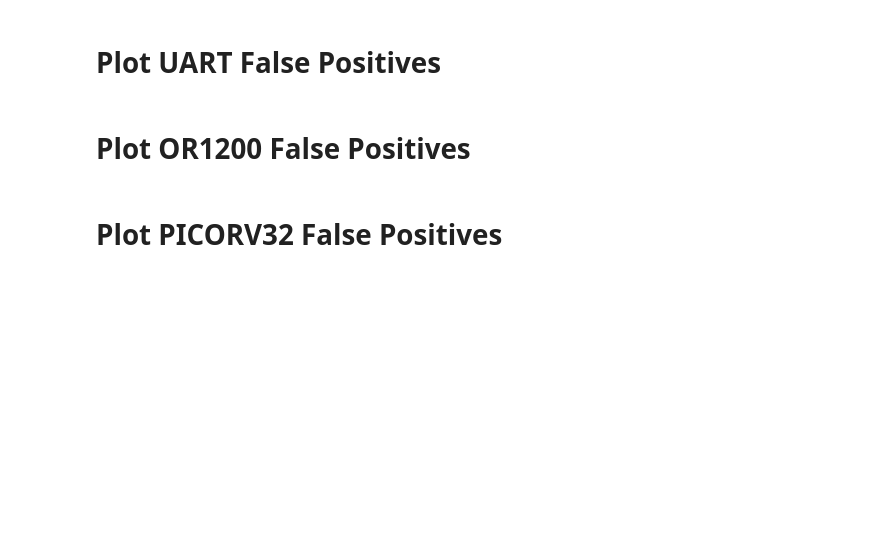
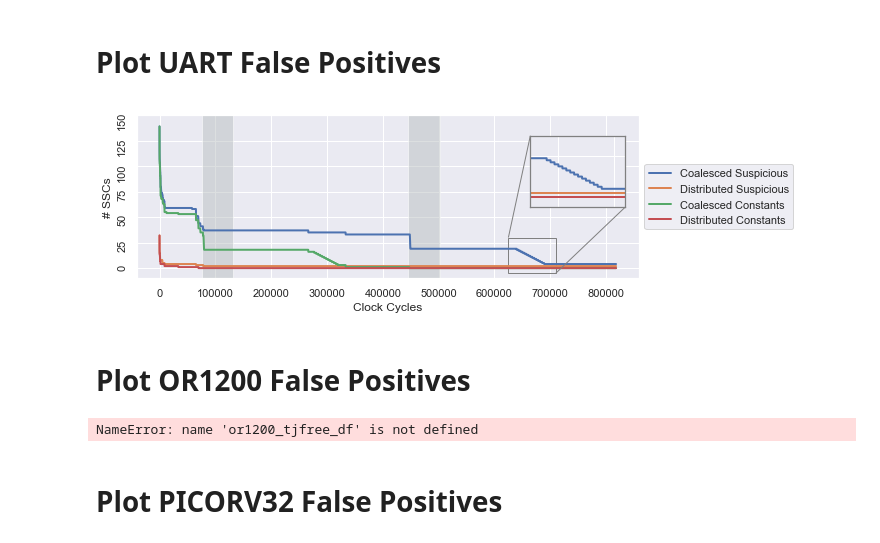
Before and after one commit to timothytrippel/bomberman, a Jupyter notebook: circuits/plots/exp_002_false_positives_multi_plot.ipynb, the cells around one changed output. Cells and saved outputs as stored; diff of their text form; code cells hidden in the pictures; blank space fills up the shorter version.

```diff
--- a/circuits/plots/exp_002_false_positives_multi_plot.ipynb
+++ b/circuits/plots/exp_002_false_positives_multi_plot.ipynb
@@ -241,43 +129,43 @@ uart_epochs     = map(lambda x: x - 30000, uart_epochs)
 uart_ylim       = 150
 
 # Load Data
-uart_tjfree_df = load_data_df_wf(tjfree_uart_data_dir, uart_clk_period, 'uart')
-uart_mal_df    = load_data_df_wf(mal_uart_data_dir, uart_clk_period, 'uart')
+uart_df = load_data_df_wf(uart_data_dir, uart_clk_period, 'uart')
 
 # Create Main Plot
 ax = plot_ttt_timeseries(uart_clk_period, \
                          uart_epochs, \
                          uart_ylim, \
-                         uart_tjfree_df, \
-                         uart_mal_df)
+                         uart_df)
 
 # Create 2x zoom-in inset
 axins = zoomed_inset_axes(ax, 2, loc=1, bbox_to_anchor=(575, 175))
-sns.lineplot(x="Time", y="Total Malicious Coalesced TTTs",   data=uart_mal_df, ax=axins, linewidth=LINE_WIDTH)
-sns.lineplot(x="Time", y="Total Malicious Distributed TTTs", data=uart_mal_df, ax=axins, linewidth=LINE_WIDTH)
-sns.lineplot(x="Time", y="Coalesced Constants",              data=uart_mal_df, ax=axins, linewidth=LINE_WIDTH)
-sns.lineplot(x="Time", y="Distributed Constants",            data=uart_mal_df, ax=axins, linewidth=LINE_WIDTH)
+sns.lineplot(x="Time", y="Total Malicious Coalesced TTTs",   data=uart_df, ax=axins, linewidth=LINE_WIDTH)
+sns.lineplot(x="Time", y="Total Malicious Distributed TTTs", data=uart_df, ax=axins, linewidth=LINE_WIDTH)
+sns.lineplot(x="Time", y="Coalesced Constants",              data=uart_df, ax=axins, linewidth=LINE_WIDTH)
+sns.lineplot(x="Time", y="Distributed Constants",            data=uart_df, ax=axins, linewidth=LINE_WIDTH)
 
 # Format Inset Plot
 x1, x2, y1, y2 = float(6250000) / float(uart_clk_period) , float(7100000) / float(uart_clk_period), -5, 30
 axins.set_xlim(x1, x2)
 axins.set_ylim(y1, y2)
 axins.set_frame_on(True)
 axins.set_xlabel('')
 axins.set_ylabel('')
 plt.xticks(visible=False)
 plt.yticks(visible=False)
 mark_inset(ax, axins, loc1=4, loc2=2, fc="none", ec="0.5")
 plt.setp(axins.spines.values(), color='0.5')
 plt.setp([axins.get_xticklines(), axins.get_yticklines()], color='0.5')
 
 # Create Legend
 legend_labels = ['Coalesced Suspicious','Distributed Suspicious','Coalesced Constants','Distributed Constants']
 ax.legend(legend_labels, loc='center left', bbox_to_anchor=(1, 0.5))
 
 # Save as PDF
 if UART_SAVE_AS_PDF:
     plt.savefig(UART_PDF_FILENAME, format='pdf', bbox_inches='tight', transparent=False)
+# %% [output]
+[figure, added]
 # %% [markdown]
 # Plot OR1200 False Positives
 # %%
@@ -288,8 +176,7 @@ or1200_ylim         = 175
 or1200_cycle_epochs = map(lambda x: float(x) / float(or1200_clk_period), or1200_epochs)
 
 # Load Data
-or1200_tjfree_df = load_data_df_wf(tjfree_or1200_data_dir, or1200_clk_period, 'or1200')
-or1200_mal_df    = load_data_df_wf(mal_or1200_data_dir, or1200_clk_period, 'or1200')
+or1200_df = load_data_df_wf(or1200_data_dir, or1200_clk_period, 'or1200')
 
 # Create Main Plot
 ax = plot_ttt_timeseries(or1200_clk_period, \
@@ -302,10 +189,10 @@ ax = plot_ttt_timeseries(or1200_clk_period, \
 # Create Zoom-in Inset 1
 # axins = zoomed_inset_axes(ax, 6, loc=2, bbox_to_anchor=(280, 230)) # zoom = 2
 axins = inset_axes(ax, 3, 1.1, loc=2, bbox_to_anchor=(0.2, 1.3), bbox_transform=ax.figure.transFigure) # stretch, no zoom
-sns.lineplot(x="Time", y="Total Malicious Coalesced TTTs",   data=or1200_mal_df, ax=axins, linewidth=LINE_WIDTH)
-sns.lineplot(x="Time", y="Total Malicious Distributed TTTs", data=or1200_mal_df, ax=axins, linewidth=LINE_WIDTH)
-sns.lineplot(x="Time", y="Coalesced Constants",              data=or1200_mal_df, ax=axins, linewidth=LINE_WIDTH)
-sns.lineplot(x="Time", y="Distributed Constants",            data=or1200_mal_df, ax=axins, linewidth=LINE_WIDTH)
+sns.lineplot(x="Time", y="Total Malicious Coalesced TTTs",   data=or1200_df, ax=axins, linewidth=LINE_WIDTH)
+sns.lineplot(x="Time", y="Total Malicious Distributed TTTs", data=or1200_df, ax=axins, linewidth=LINE_WIDTH)
+sns.lineplot(x="Time", y="Coalesced Constants",              data=or1200_df, ax=axins, linewidth=LINE_WIDTH)
+sns.lineplot(x="Time", y="Distributed Constants",            data=or1200_df, ax=axins, linewidth=LINE_WIDTH)
 
 # Add Line Separators
 shade = True
@@ -334,10 +221,10 @@ plt.setp([axins.get_xticklines(), axins.get_yticklines()], color='0.5')
 # Create Zoom-in Inset 2
 # axins2 = zoomed_inset_axes(ax, 6, loc=2, bbox_to_anchor=(460, 230)) # zoom = 5
 axins2 = inset_axes(ax, 1.5, 1.1, loc=2, bbox_to_anchor=(0.73, 1.3), bbox_transform=ax.figure.transFigure) # stretch, no zoom
-sns.lineplot(x="Time", y="Total Malicious Coalesced TTTs",   data=or1200_mal_df, ax=axins2, linewidth=LINE_WIDTH)
-sns.lineplot(x="Time", y="Total Malicious Distributed TTTs", data=or1200_mal_df, ax=axins2, linewidth=LINE_WIDTH)
-sns.lineplot(x="Time", y="Coalesced Constants",              data=or1200_mal_df, ax=axins2, linewidth=LINE_WIDTH)
-sns.lineplot(x="Time", y="Distributed Constants",            data=or1200_mal_df, ax=axins2, linewidth=LINE_WIDTH)
+sns.lineplot(x="Time", y="Total Malicious Coalesced TTTs",   data=or1200_df, ax=axins2, linewidth=LINE_WIDTH)
+sns.lineplot(x="Time", y="Total Malicious Distributed TTTs", data=or1200_df, ax=axins2, linewidth=LINE_WIDTH)
+sns.lineplot(x="Time", y="Coalesced Constants",              data=or1200_df, ax=axins2, linewidth=LINE_WIDTH)
+sns.lineplot(x="Time", y="Distributed Constants",            data=or1200_df, ax=axins2, linewidth=LINE_WIDTH)
 
 # Add Line Separators
 shade = True
@@ -372,6 +259,8 @@ ax.legend(legend_labels, loc='center left', bbox_to_anchor=(1, 0.5))
 # Save as PDF
 if OR1200_SAVE_AS_PDF:
     plt.savefig(OR1200_PDF_FILENAME, format='pdf', bbox_inches='tight', transparent=False)
+# %% [output]
+NameError: name 'or1200_tjfree_df' is not defined
 # %% [markdown]
 # Plot PICORV32 False Positives
 # %%
```
Also changed, not shown: parts of 7 cells of this notebook, 4 other files.
